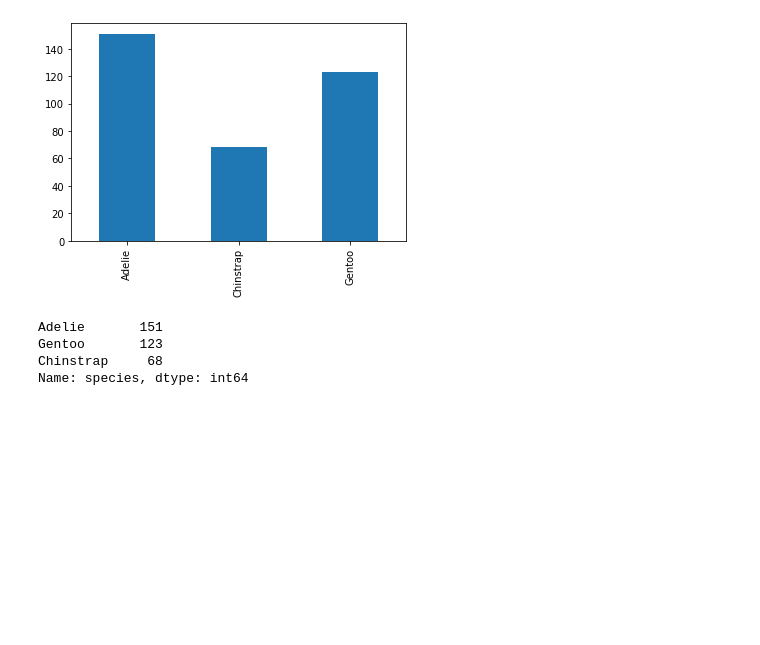
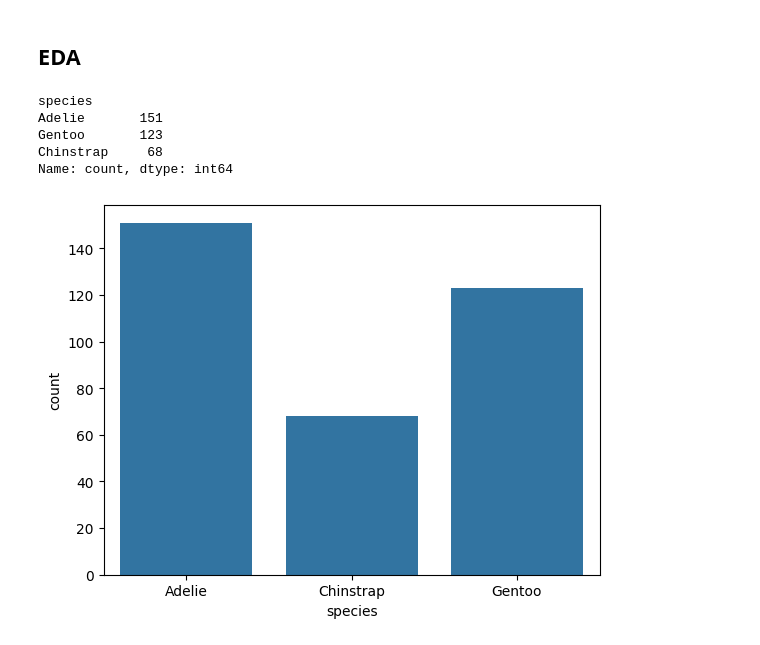
Before and after one commit to Jbsmplms/ccproject, a Jupyter notebook: Group5_ModelDevelopment.ipynb, the cells around one changed output. Cells and saved outputs as stored; diff of their text form; code cells hidden in the pictures; blank space fills up the shorter version.

```diff
--- a/Group5_ModelDevelopment.ipynb
+++ b/Group5_ModelDevelopment.ipynb
@@ -44,14 +72,16 @@ df = df.dropna()
-# %%
-df['species'].value_counts().sort_index().plot(kind = 'bar')
-plt.show()
-
-print(df['species'].value_counts())
-# %% [output]
-[figure, removed]
-Adelie       151
-Gentoo       123
-Chinstrap     68
-Name: species, dtype: int64
 # %%
 X = df.drop('species', axis = 1)
 y = df['species']
+# %% [markdown]
+## **EDA**
+# %%
+sns.countplot(x = y)
+
+print(y.value_counts())
+# %% [output]
+species
+Adelie       151
+Gentoo       123
+Chinstrap     68
+Name: count, dtype: int64
+[figure, added]
```
Also changed, not shown: parts of 40 cells of this notebook, 6 other files.
